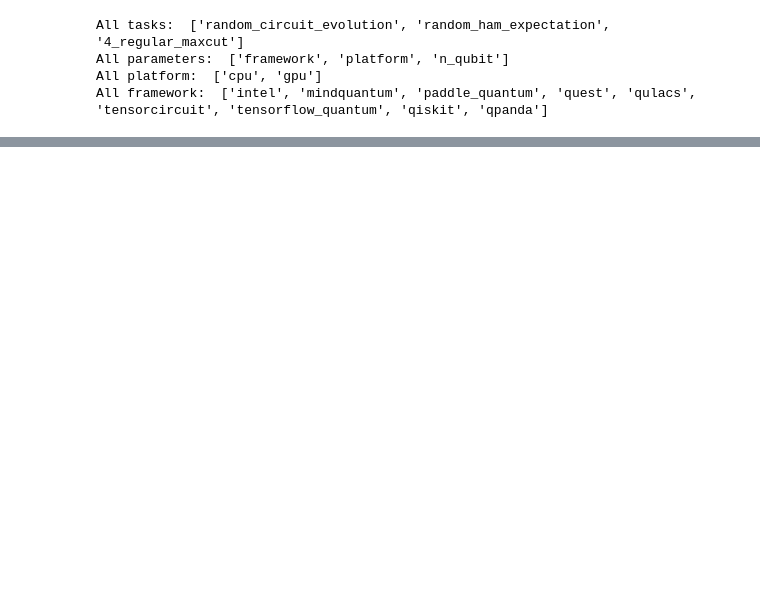
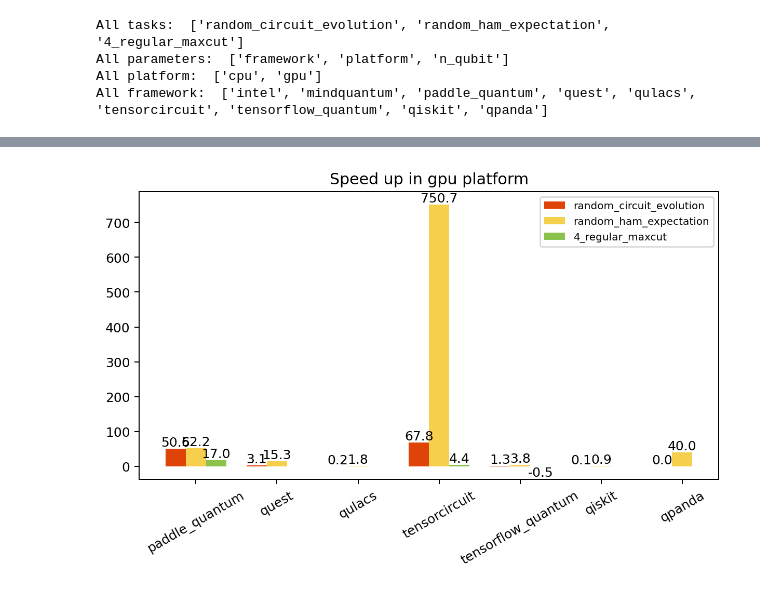
Before and after one commit to donghufeng/benchmark, a Jupyter notebook: tasks/virtualization.ipynb, the cells around one changed output, grey strips where cells are left out. Saved outputs shown, nothing was run; the diff lists cells and outputs as text; code cells hidden in the pictures; blank space fills up the shorter version.

```diff
--- a/tasks/virtualization.ipynb
+++ b/tasks/virtualization.ipynb
@@ -136,0 +138,4 @@ plot_speedup('cpu')
+# %%
+plot_speedup('gpu')
+# %% [output]
+[figure, added]
```
Also changed, not shown: parts of 4 cells of this notebook, 44 other files.
